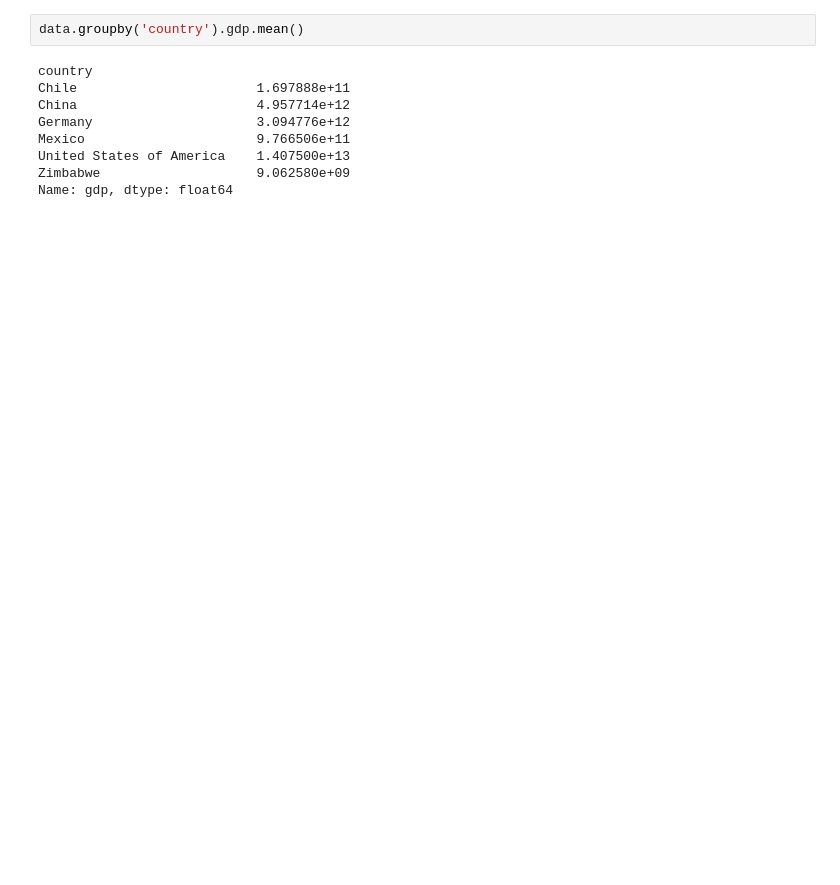
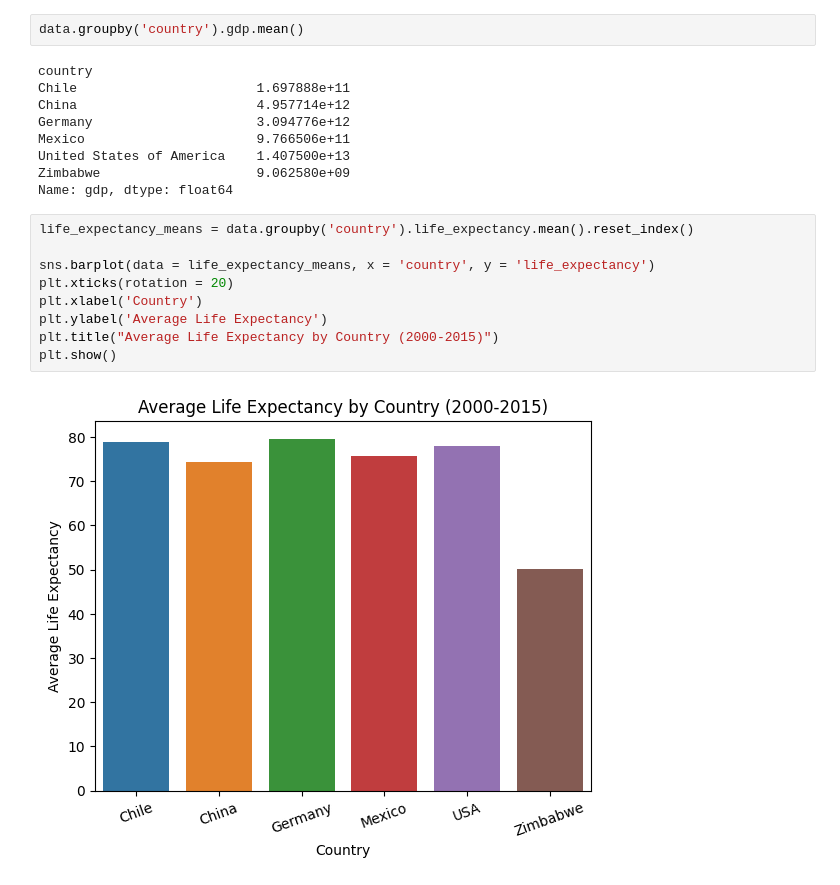
Before and after one commit to aleafonthewind42/life-expectancy-project-codecademy, a Jupyter notebook: life_expectancy_gdp.ipynb, the cells around one changed output. Cells and saved outputs as stored; diff of their text form; blank space fills up the shorter version.

```diff
--- a/life_expectancy_gdp.ipynb
+++ b/life_expectancy_gdp.ipynb
@@ -45,3 +34,14 @@ Mexico                      9.766506e+11
 United States of America    1.407500e+13
 Zimbabwe                    9.062580e+09
 Name: gdp, dtype: float64
+# %%
+life_expectancy_means = data.groupby('country').life_expectancy.mean().reset_index()
+
+sns.barplot(data = life_expectancy_means, x = 'country', y = 'life_expectancy')
+plt.xticks(rotation = 20)
+plt.xlabel('Country')
+plt.ylabel('Average Life Expectancy')
+plt.title("Average Life Expectancy by Country (2000-2015)")
+plt.show()
+# %% [output]
+[figure, added]
```
Also changed, not shown: parts of 18 cells of this notebook.
